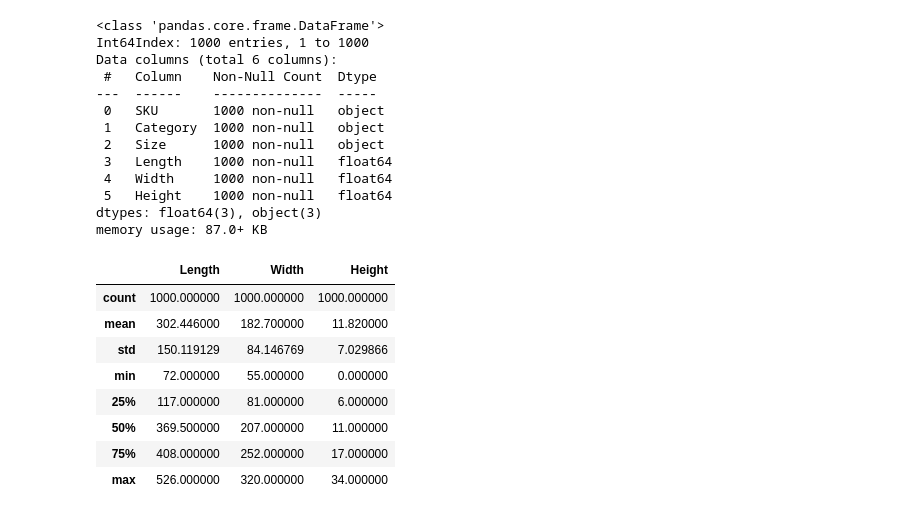
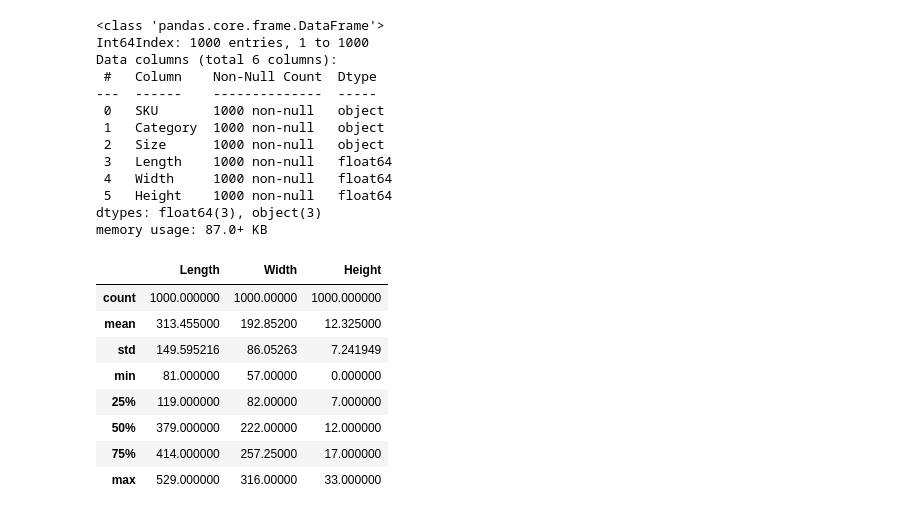
Before and after one commit to LarsTinnefeld/random-operations-generator, a Jupyter notebook: random_generators.ipynb, the cells around one changed output. Cells and saved outputs as stored; diff of their text form; code cells hidden in the pictures.

```diff
--- a/random_generators.ipynb
+++ b/random_generators.ipynb
@@ -68,0 +9,3 @@ def set_parameter(category, size):
+# %%
+df_products = pd.read_excel('Product_list.xls')
+df_products
@@ -68,0 +23,3 @@ def set_parameter(category, size):
+# %%
+df_products.set_index('Category', inplace=True)
+df_products
@@ -72,20 +45,23 @@ def random_skus(articles, vertical):
     for i in range(1, articles + 1, 1):
         if vertical == 'Fashion':
             category = np.random.choice(['Shirt', 'Pants', 'Socks'])
+            size = np.random.choice(['S', 'M', 'L'])
+            length = abs(round(np.random.normal(df_products.loc[category]['Length_' + size], 10, 1)[0],0))
+            width = abs(round(np.random.normal(df_products.loc[category]['Width_' + size], 7, 1)[0],0))
+            height = abs(round(np.random.normal(df_products.loc[category]['Height_' + size], 5, 1)[0],0))
         elif vertical == 'Food':
             category = np.random.choice(['Box of cereals', 'Can of tuna', 'Bag of rice'])
+            length = df_products.loc[category]['Length_S']
+            width = df_products.loc[category]['Width_S']
+            height = df_products.loc[category]['Height_S']
         else:
             category = np.random.choice(['Toolbox', 'Box of nails', 'Glue gun'])
+            length = df_products.loc[category]['Length_S']
+            width = df_products.loc[category]['Width_S']
+            height = df_products.loc[category]['Height_S']
 
         size = np.random.choice(['S', 'M', 'L'])
-        random_dict[i] = [
-            'SKU_'+str(i),
-            category,
-            size,
-            abs(round(np.random.normal(set_parameter(category, size)['Length'], 10, 1)[0],0)),
-            abs(round(np.random.normal(set_parameter(category, size)['Width'], 7, 1)[0],0)),
-            abs(round(np.random.normal(set_parameter(category, size)['Height'], 5, 1)[0],0))
-            ]
+        random_dict[i] = ['SKU_'+str(i), category, size, length, width, height]
 
     random_list = pd.DataFrame.from_dict(
         random_dict,
@@ -117,0 +78,2 @@ df_sku_sample
+# %%
+df_skus = random_skus(1000, 'Fashion')
@@ -141,14 +119,14 @@ Data columns (total 6 columns):
 dtypes: float64(3), object(3)
 memory usage: 87.0+ KB
 # %%
-df_sku_sample.describe()
+df_skus.describe()
 # %% [output]
 |  | Length | Width | Height |
-| count | 1000.000000 | 1000.000000 | 1000.000000 |
-| mean | 302.446000 | 182.700000 | 11.820000 |
-| std | 150.119129 | 84.146769 | 7.029866 |
-| min | 72.000000 | 55.000000 | 0.000000 |
-| 25% | 117.000000 | 81.000000 | 6.000000 |
-| 50% | 369.500000 | 207.000000 | 11.000000 |
-| 75% | 408.000000 | 252.000000 | 17.000000 |
-| max | 526.000000 | 320.000000 | 34.000000 |
+| count | 1000.000000 | 1000.00000 | 1000.000000 |
+| mean | 313.455000 | 192.85200 | 12.325000 |
+| std | 149.595216 | 86.05263 | 7.241949 |
+| min | 81.000000 | 57.00000 | 0.000000 |
+| 25% | 119.000000 | 82.00000 | 7.000000 |
+| 50% | 379.000000 | 222.00000 | 12.000000 |
+| 75% | 414.000000 | 257.25000 | 17.000000 |
+| max | 529.000000 | 316.00000 | 33.000000 |
```
Also changed, not shown: parts of 12 cells of this notebook, 1 other file.
